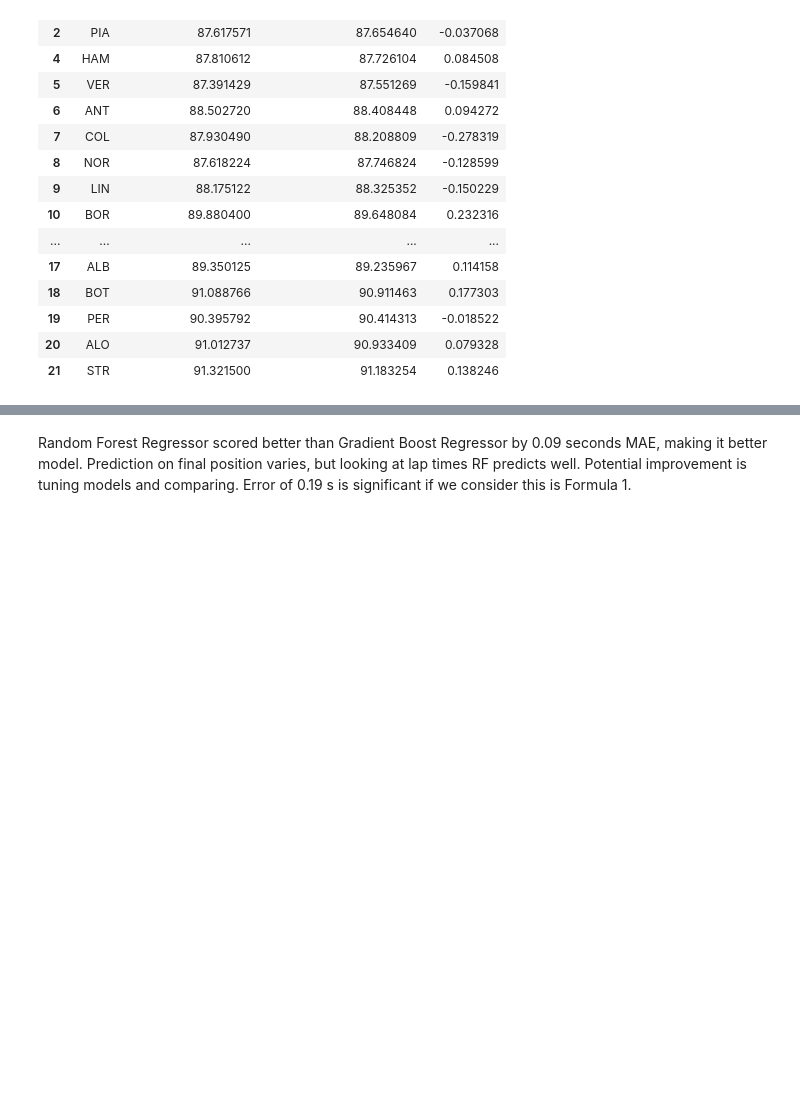
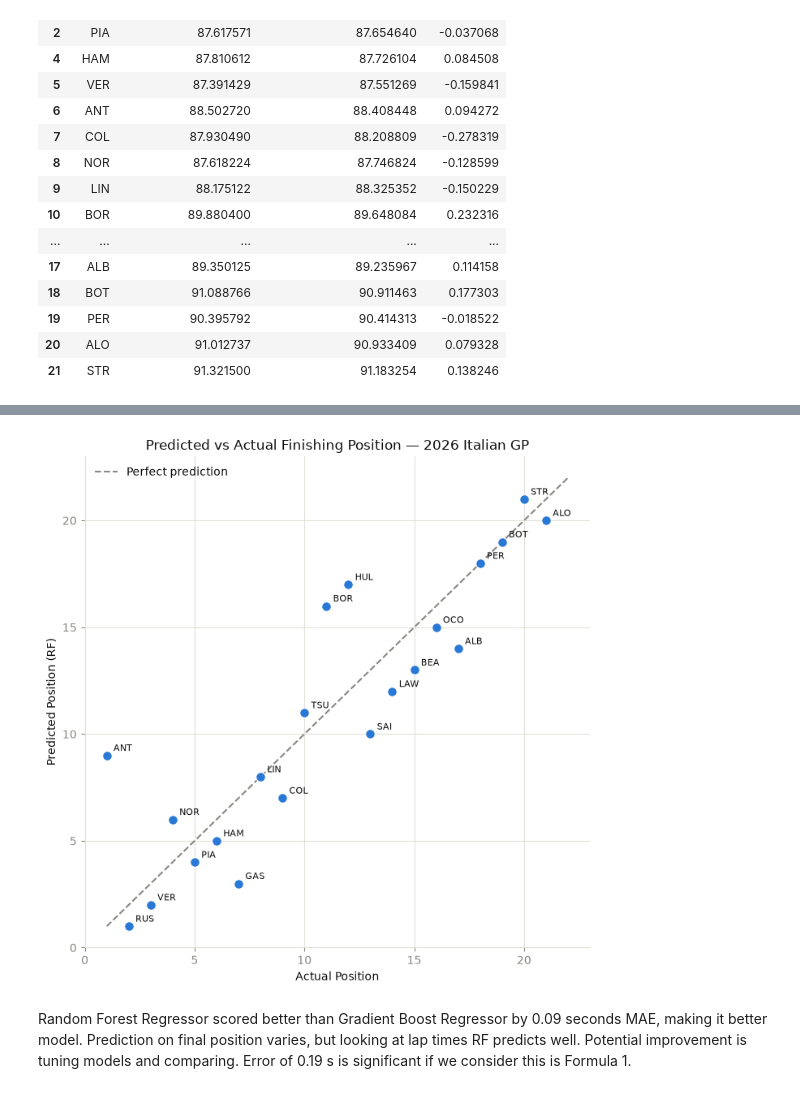
Before and after one commit to imgabrielas/F1-Enthusiast, a Jupyter notebook: Round_13_ItalianGP.ipynb, the cells around one changed output, grey strips where cells are left out. Drawn from its saved outputs; the diff is of its cells as text; code cells hidden in the pictures; blank space fills up the shorter version.

```diff
--- a/Round_13_ItalianGP.ipynb
+++ b/Round_13_ItalianGP.ipynb
@@ -241,3 +282,37 @@ lap_time_comparison
+# %%
+# Predicted vs Actual finishing position (RF model). Points on the diagonal were
+# predicted exactly right; above the line means the model expected a worse finish
+# than the driver actually achieved, and vice versa below.
+pos_data = results_comparison.dropna(subset=["PredictedPosition"])
+
+fig, ax = plt.subplots(figsize=(7, 7))
+ax.plot([1, 22], [1, 22], linestyle="--", linewidth=1.5, color=INK_MUTED, label="Perfect prediction")
+ax.scatter(pos_data["ActualPosition"], pos_data["PredictedPosition"],
+           s=70, color=COLOR_ACTUAL, edgecolors="white", linewidths=0.8, zorder=3)
+
+for _, row in pos_data.iterrows():
+    ax.annotate(row["Driver"], (row["ActualPosition"], row["PredictedPosition"]),
+                textcoords="offset points", xytext=(6, 4), fontsize=8, color=INK_PRIMARY)
+
+ax.set_xlabel("Actual Position", color=INK_PRIMARY)
+ax.set_ylabel("Predicted Position (RF)", color=INK_PRIMARY)
+ax.set_title("Predicted vs Actual Finishing Position — 2026 Italian GP", color=INK_PRIMARY)
+ax.set_xlim(0, 23)
+ax.set_ylim(0, 23)
+
+ax.spines["top"].set_visible(False)
+ax.spines["right"].set_visible(False)
+ax.spines["left"].set_color(GRID_LINE)
+ax.spines["bottom"].set_color(GRID_LINE)
+ax.tick_params(colors=INK_MUTED)
+ax.grid(True, color=GRID_LINE, linewidth=0.8)
+ax.set_axisbelow(True)
+ax.legend(frameon=False, labelcolor=INK_PRIMARY, loc="upper left")
+
+plt.tight_layout()
+plt.show()
+# %% [output]
+[figure, added]
 # %% [markdown]
 Random Forest Regressor scored better than Gradient Boost Regressor by 0.09 seconds MAE, making it better model. Prediction on final position varies, but looking at lap times RF predicts well. Potential improvement is tuning models and comparing. Error of 0.19 s is significant if we consider this is Formula 1.
 # %% [markdown]
```
Also changed, not shown: parts of 2 cells of this notebook, 1 other file.
